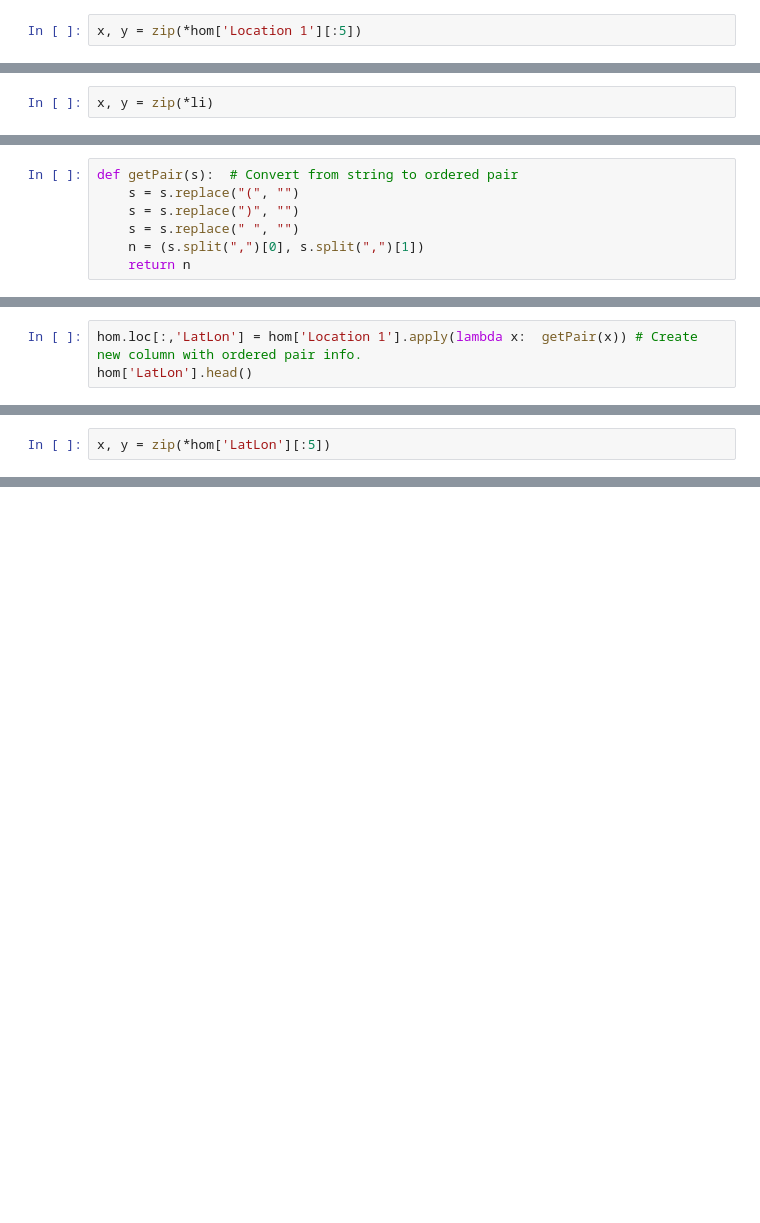
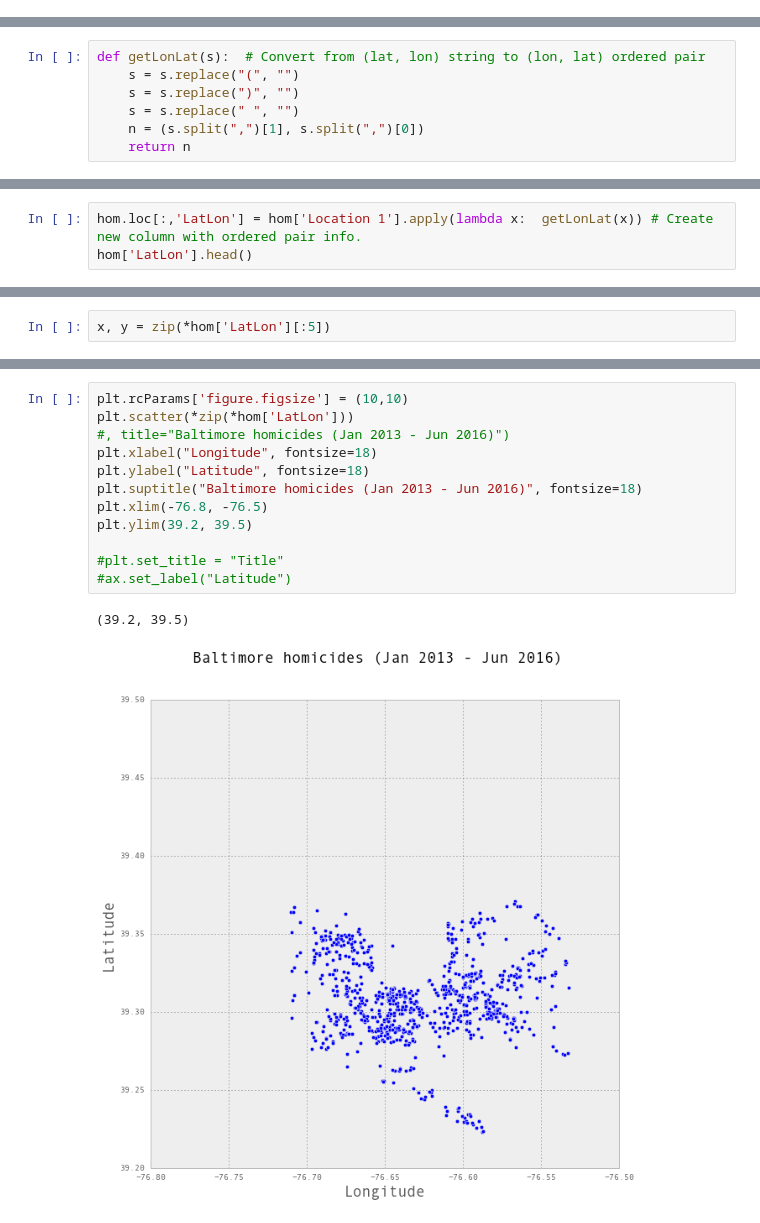
Before and after one commit to wulsin/homicides, a Jupyter notebook: baltimore.ipynb, the cells around one changed output, grey strips where cells are left out. Drawn from its saved outputs; the diff is of its cells as text; blank space fills up the shorter version.

```diff
--- a/baltimore.ipynb
+++ b/baltimore.ipynb
@@ -243,2 +233,0 @@ I confirmed that these are (latitude, longitude) coordinates by checking them on
-# %%
-x, y = zip(*hom['Location 1'][:5])
@@ -252,2 +233,0 @@ li
-# %%
-x, y = zip(*li)
@@ -275,10 +242,10 @@ CrimeDate
 2016-06-09    (39.2951000000, -76.6480100000)
 Name: Location 1, dtype: object
 # %%
-def getPair(s):  # Convert from string to ordered pair
+def getLonLat(s):  # Convert from (lat, lon) string to (lon, lat) ordered pair
     s = s.replace("(", "")
     s = s.replace(")", "")
     s = s.replace(" ", "")
-    n = (s.split(",")[0], s.split(",")[1])
+    n = (s.split(",")[1], s.split(",")[0])
     return n
 # %%
@@ -289,5 +256,5 @@ y
 # %%
-hom.loc[:,'LatLon'] = hom['Location 1'].apply(lambda x:  getPair(x)) # Create new column with ordered pair info.
+hom.loc[:,'LatLon'] = hom['Location 1'].apply(lambda x:  getLonLat(x)) # Create new column with ordered pair info.
 hom['LatLon'].head()
 # %% [output]
 CrimeDate
@@ -317,0 +285,15 @@ y
+# %%
+plt.rcParams['figure.figsize'] = (10,10)
+plt.scatter(*zip(*hom['LatLon']))
+#, title="Baltimore homicides (Jan 2013 - Jun 2016)")
+plt.xlabel("Longitude", fontsize=18)
+plt.ylabel("Latitude", fontsize=18)
+plt.suptitle("Baltimore homicides (Jan 2013 - Jun 2016)", fontsize=18)
+plt.xlim(-76.8, -76.5)
+plt.ylim(39.2, 39.5)
+
+#plt.set_title = "Title"
+#ax.set_label("Latitude")
+# %% [output]
+(39.2, 39.5)
+[figure, added]
```
Also changed, not shown: parts of 18 cells of this notebook, 1 other file.
